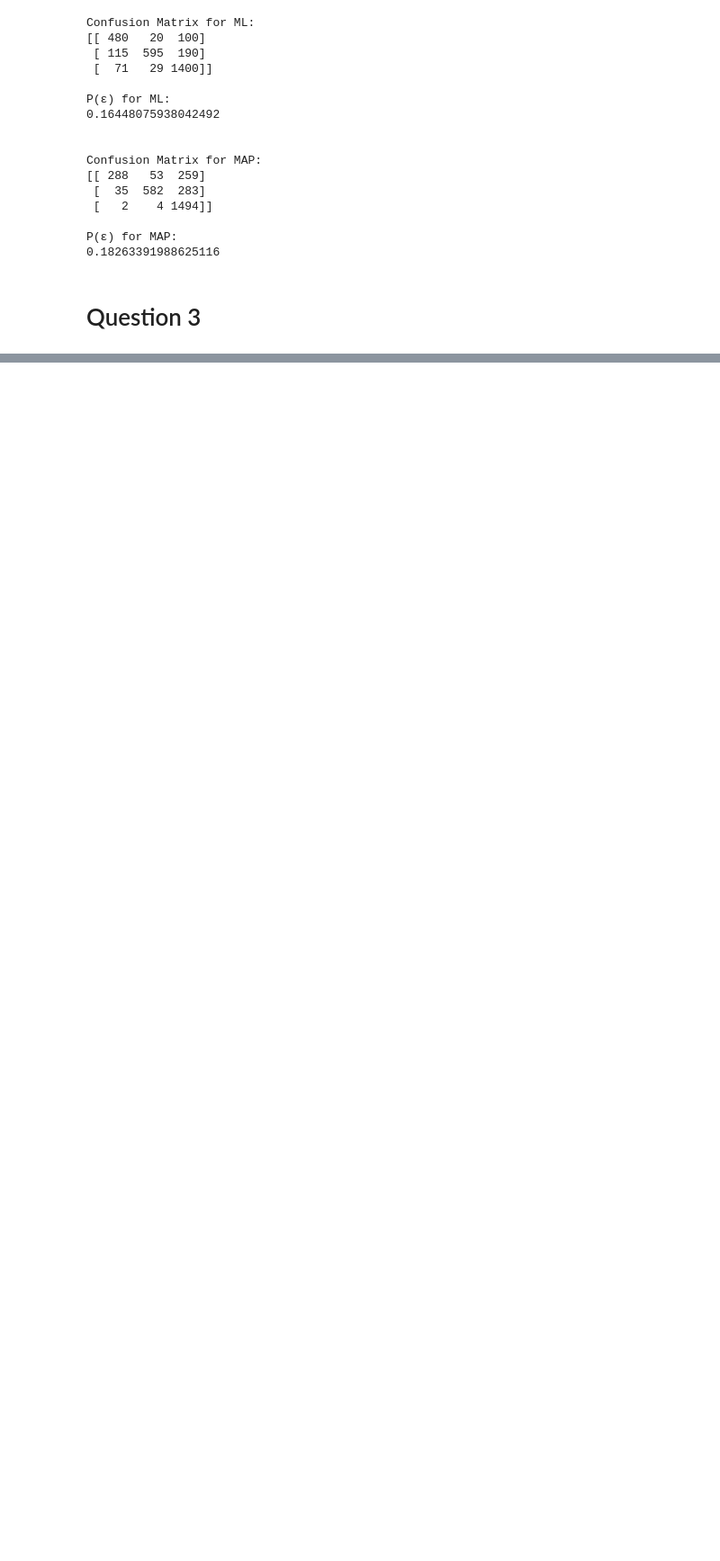
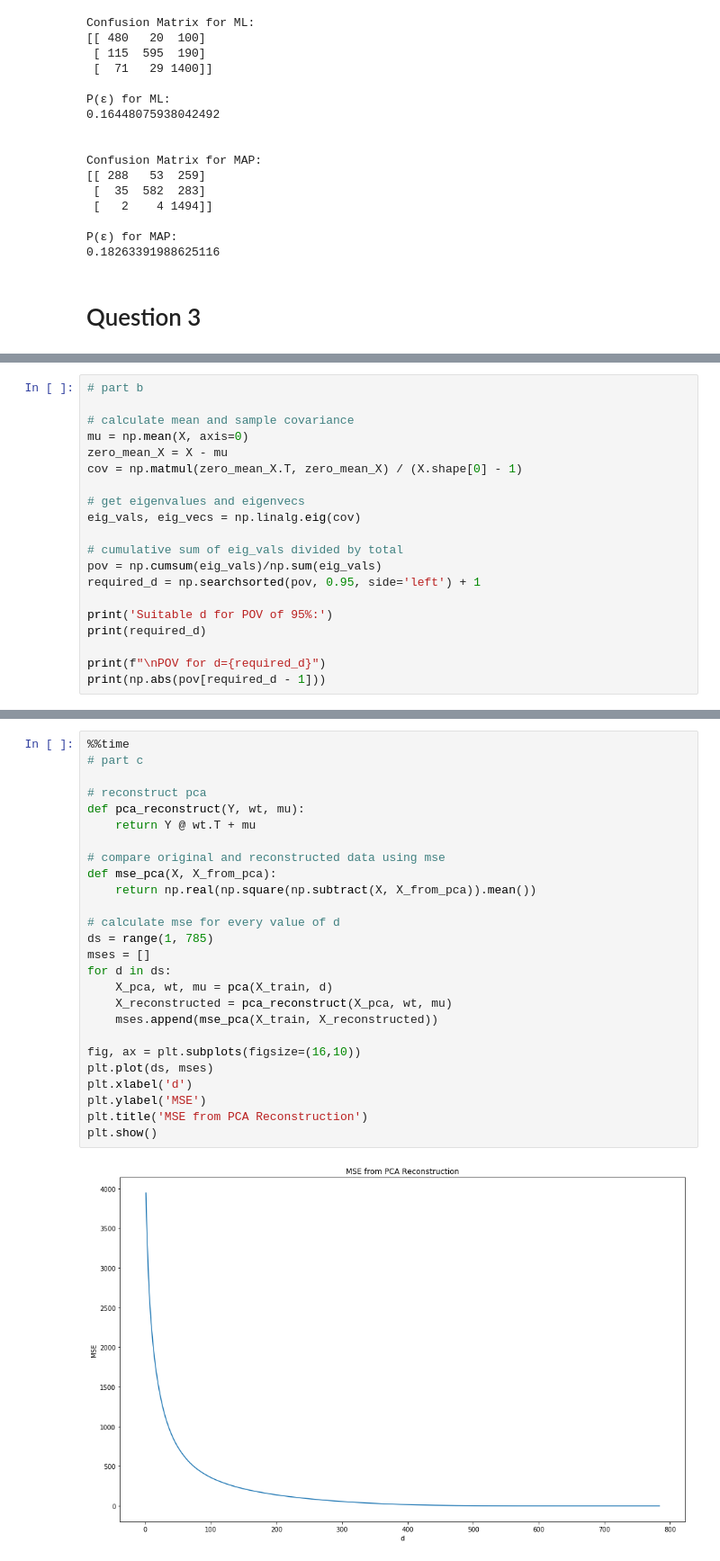
Before and after one commit to sujan-sube/pattern-recognition-asgmt, a Jupyter notebook: assignment-1/assignment-1.ipynb, the cells around one changed output, grey strips where cells are left out. Shown at 90% size. Drawn from its saved outputs; the diff is of its cells as text; blank space fills up the shorter version.

```diff
--- a/assignment-1/assignment-1.ipynb
+++ b/assignment-1/assignment-1.ipynb
@@ -450,0 +474,20 @@ P(ε) for MAP:
+# %%
+# part b
+
+# calculate mean and sample covariance
+mu = np.mean(X, axis=0)
+zero_mean_X = X - mu
+cov = np.matmul(zero_mean_X.T, zero_mean_X) / (X.shape[0] - 1)
+
+# get eigenvalues and eigenvecs
+eig_vals, eig_vecs = np.linalg.eig(cov)
+
+# cumulative sum of eig_vals divided by total
+pov = np.cumsum(eig_vals)/np.sum(eig_vals)
+required_d = np.searchsorted(pov, 0.95, side='left') + 1
+
+print('Suitable d for POV of 95%:')
+print(required_d)
+
+print(f"\nPOV for d={required_d}")
+print(np.abs(pov[required_d - 1]))
@@ -450,0 +500,28 @@ P(ε) for MAP:
+# %%
+%%time
+# part c
+
+# reconstruct pca
+def pca_reconstruct(Y, wt, mu):
+    return Y @ wt.T + mu
+
+# compare original and reconstructed data using mse
+def mse_pca(X, X_from_pca):
+    return np.real(np.square(np.subtract(X, X_from_pca)).mean())
+
+# calculate mse for every value of d
+ds = range(1, 785)
+mses = []
+for d in ds:
+    X_pca, wt, mu = pca(X_train, d)
+    X_reconstructed = pca_reconstruct(X_pca, wt, mu)
+    mses.append(mse_pca(X_train, X_reconstructed))
+
+fig, ax = plt.subplots(figsize=(16,10))
+plt.plot(ds, mses)
+plt.xlabel('d')
+plt.ylabel('MSE')
+plt.title('MSE from PCA Reconstruction')
+plt.show()
+# %% [output]
+[figure, added]
```
Also changed, not shown: parts of 15 cells of this notebook.
